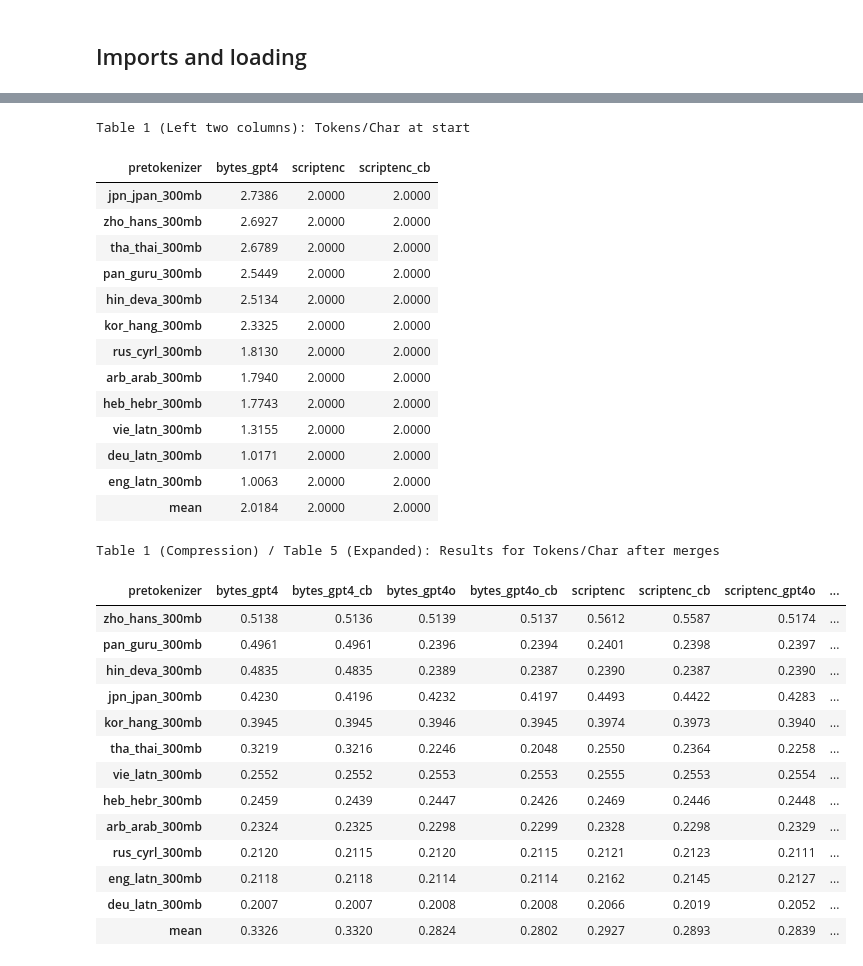
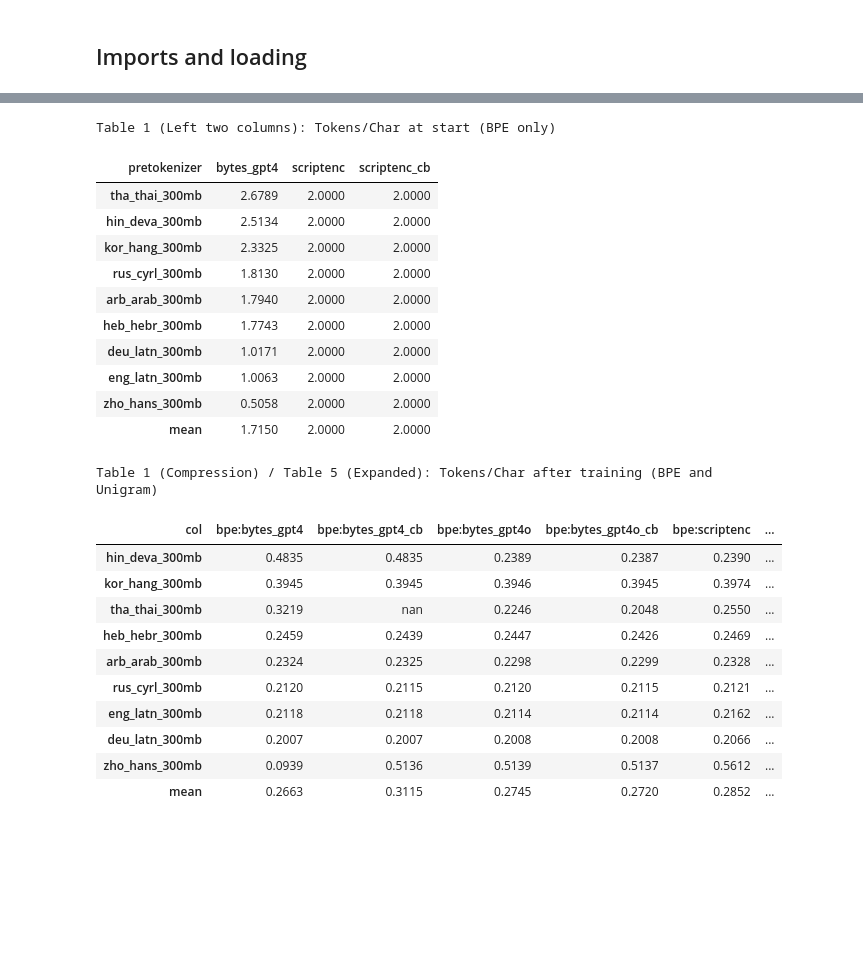
Before and after one commit to sanderland/script_tok, a Jupyter notebook: paper_utils/monolingual_compression.ipynb, the cells around one changed output, grey strips where cells are left out. Saved outputs shown, nothing was run; the diff lists cells and outputs as text; code cells hidden in the pictures; blank space fills up the shorter version.

Commit message:
edit paper_utils/blocks.ipynb, edit paper_utils/monolingual_compression.ipynb and 37 other changes

```diff
--- a/paper_utils/monolingual_compression.ipynb
+++ b/paper_utils/monolingual_compression.ipynb
@@ -43,62 +71,69 @@ Loaded 8 tokenizers for pan_guru_300mb
 # %%
 def format_results(df, columns=None, floatfmt="{:.4f}", gradient="RdYlGn_r", relative=None):
     df = df[columns or df.columns]
     df = pd.concat([df, df.mean().rename("mean").to_frame().T])
     df_style = df.style
     if relative is not None:
         rel_val = df.div(df.median(axis=1), axis=0)
         df_style = df_style.background_gradient(
             cmap=gradient, gmap=rel_val, axis=None, vmin=1 - relative, vmax=1 + relative
         )
     elif gradient:
         df_style = df_style.background_gradient(cmap=gradient, axis=None)
     return df_style.format(floatfmt)
 
 
 cdf = pd.DataFrame(compression_stats)
-from_df = cdf.pivot(index="file", columns="pretokenizer", values="start").sort_values("bytes_gpt4", ascending=False)
-to_df = cdf.pivot(index="file", columns="pretokenizer", values="end").sort_values("bytes_gpt4", ascending=False)
+
+# BPE-only start table
+bpe_start_df = cdf.query("model == 'bpe'").pivot(index="file", columns="pretokenizer", values="start")
+if "bytes_gpt4" in bpe_start_df.columns:
+    bpe_start_df = bpe_start_df.sort_values("bytes_gpt4", ascending=False)
 
 display(
-    format_results(from_df, columns=["bytes_gpt4", "scriptenc", "scriptenc_cb"]).set_caption(
-        "Table 1 (Left two columns): Tokens/Char at start"
+    format_results(
+        bpe_start_df, columns=[c for c in ["bytes_gpt4", "scriptenc", "scriptenc_cb"] if c in bpe_start_df.columns]
+    ).set_caption("Table 1 (Left two columns): Tokens/Char at start (BPE only)")
+)
+
+# Combined end table, model-prefixed columns
+tmp = cdf.copy()
+tmp["col"] = tmp["model"].fillna("bpe") + ":" + tmp["pretokenizer"]
+end_df = tmp.pivot(index="file", columns="col", values="end")
+
+nonosplit = [c for c in end_df.columns if "nosplit" not in c]
+sort_col = "bpe:bytes_gpt4" if "bpe:bytes_gpt4" in end_df.columns else None
+if sort_col:
+    end_df = end_df.sort_values(sort_col, ascending=False)
+
+display(
+    format_results(end_df[nonosplit], relative=0.5).set_caption(
+        "Table 1 (Compression) / Table 5 (Expanded): Tokens/Char after training (BPE and Unigram)"
     )
 )
-nonosplit = [c for c in to_df.columns if "nosplit" not in c and "_cb" in c]
-display(
-    format_results(to_df, relative=0.5).set_caption(
-        "Table 1 (Compression) / Table 5 (Expanded): Results for Tokens/Char after merges"
-    )
-)
 # %% [output]
-Table 1 (Left two columns): Tokens/Char at start
+Table 1 (Left two columns): Tokens/Char at start (BPE only)
 | pretokenizer | bytes_gpt4 | scriptenc | scriptenc_cb |
-| jpn_jpan_300mb | 2.7386 | 2.0000 | 2.0000 |
-| zho_hans_300mb | 2.6927 | 2.0000 | 2.0000 |
 | tha_thai_300mb | 2.6789 | 2.0000 | 2.0000 |
-| pan_guru_300mb | 2.5449 | 2.0000 | 2.0000 |
 | hin_deva_300mb | 2.5134 | 2.0000 | 2.0000 |
 | kor_hang_300mb | 2.3325 | 2.0000 | 2.0000 |
 | rus_cyrl_300mb | 1.8130 | 2.0000 | 2.0000 |
 | arb_arab_300mb | 1.7940 | 2.0000 | 2.0000 |
 | heb_hebr_300mb | 1.7743 | 2.0000 | 2.0000 |
-| vie_latn_300mb | 1.3155 | 2.0000 | 2.0000 |
 | deu_latn_300mb | 1.0171 | 2.0000 | 2.0000 |
 | eng_latn_300mb | 1.0063 | 2.0000 | 2.0000 |
-| mean | 2.0184 | 2.0000 | 2.0000 |
+| zho_hans_300mb | 0.5058 | 2.0000 | 2.0000 |
+| mean | 1.7150 | 2.0000 | 2.0000 |
-Table 1 (Compression) / Table 5 (Expanded): Results for Tokens/Char after merges
+Table 1 (Compression) / Table 5 (Expanded): Tokens/Char after training (BPE and Unigram)
-| pretokenizer | bytes_gpt4 | bytes_gpt4_cb | bytes_gpt4o | bytes_gpt4o_cb | scriptenc | scriptenc_cb | scriptenc_gpt4o | ... |
-| zho_hans_300mb | 0.5138 | 0.5136 | 0.5139 | 0.5137 | 0.5612 | 0.5587 | 0.5174 | ... |
-| pan_guru_300mb | 0.4961 | 0.4961 | 0.2396 | 0.2394 | 0.2401 | 0.2398 | 0.2397 | ... |
-| hin_deva_300mb | 0.4835 | 0.4835 | 0.2389 | 0.2387 | 0.2390 | 0.2387 | 0.2390 | ... |
-| jpn_jpan_300mb | 0.4230 | 0.4196 | 0.4232 | 0.4197 | 0.4493 | 0.4422 | 0.4283 | ... |
-| kor_hang_300mb | 0.3945 | 0.3945 | 0.3946 | 0.3945 | 0.3974 | 0.3973 | 0.3940 | ... |
-| tha_thai_300mb | 0.3219 | 0.3216 | 0.2246 | 0.2048 | 0.2550 | 0.2364 | 0.2258 | ... |
-| vie_latn_300mb | 0.2552 | 0.2552 | 0.2553 | 0.2553 | 0.2555 | 0.2553 | 0.2554 | ... |
-| heb_hebr_300mb | 0.2459 | 0.2439 | 0.2447 | 0.2426 | 0.2469 | 0.2446 | 0.2448 | ... |
-| arb_arab_300mb | 0.2324 | 0.2325 | 0.2298 | 0.2299 | 0.2328 | 0.2298 | 0.2329 | ... |
-| rus_cyrl_300mb | 0.2120 | 0.2115 | 0.2120 | 0.2115 | 0.2121 | 0.2123 | 0.2111 | ... |
-| eng_latn_300mb | 0.2118 | 0.2118 | 0.2114 | 0.2114 | 0.2162 | 0.2145 | 0.2127 | ... |
-| deu_latn_300mb | 0.2007 | 0.2007 | 0.2008 | 0.2008 | 0.2066 | 0.2019 | 0.2052 | ... |
-| mean | 0.3326 | 0.3320 | 0.2824 | 0.2802 | 0.2927 | 0.2893 | 0.2839 | ... |
+| col | bpe:bytes_gpt4 | bpe:bytes_gpt4_cb | bpe:bytes_gpt4o | bpe:bytes_gpt4o_cb | bpe:scriptenc | ... |
+| hin_deva_300mb | 0.4835 | 0.4835 | 0.2389 | 0.2387 | 0.2390 | ... |
+| kor_hang_300mb | 0.3945 | 0.3945 | 0.3946 | 0.3945 | 0.3974 | ... |
+| tha_thai_300mb | 0.3219 | nan | 0.2246 | 0.2048 | 0.2550 | ... |
+| heb_hebr_300mb | 0.2459 | 0.2439 | 0.2447 | 0.2426 | 0.2469 | ... |
+| arb_arab_300mb | 0.2324 | 0.2325 | 0.2298 | 0.2299 | 0.2328 | ... |
+| rus_cyrl_300mb | 0.2120 | 0.2115 | 0.2120 | 0.2115 | 0.2121 | ... |
+| eng_latn_300mb | 0.2118 | 0.2118 | 0.2114 | 0.2114 | 0.2162 | ... |
+| deu_latn_300mb | 0.2007 | 0.2007 | 0.2008 | 0.2008 | 0.2066 | ... |
+| zho_hans_300mb | 0.0939 | 0.5136 | 0.5139 | 0.5137 | 0.5612 | ... |
+| mean | 0.2663 | 0.3115 | 0.2745 | 0.2720 | 0.2852 | ... |
 # %%
```
Also changed, not shown: parts of 4 cells of this notebook, 38 other files.
